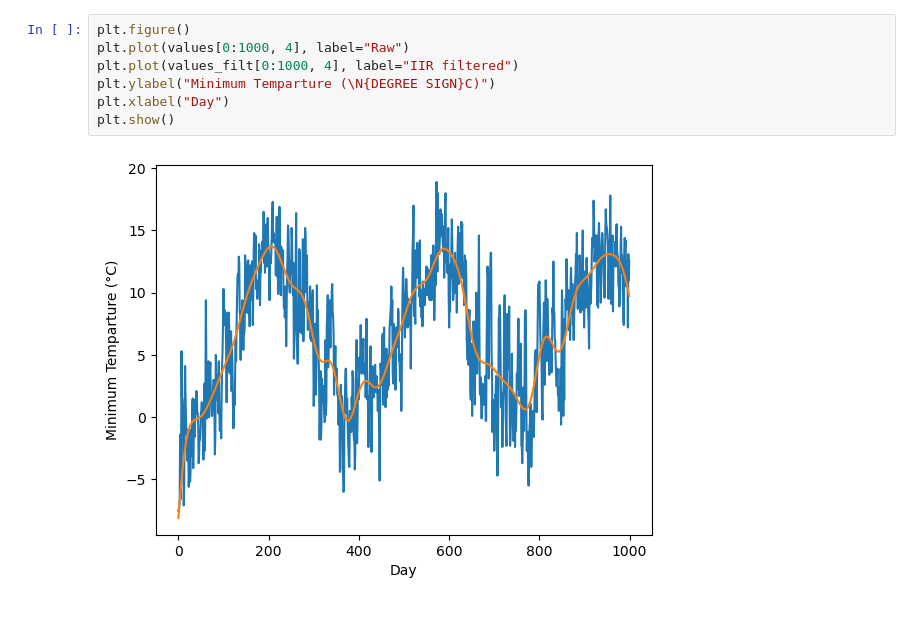
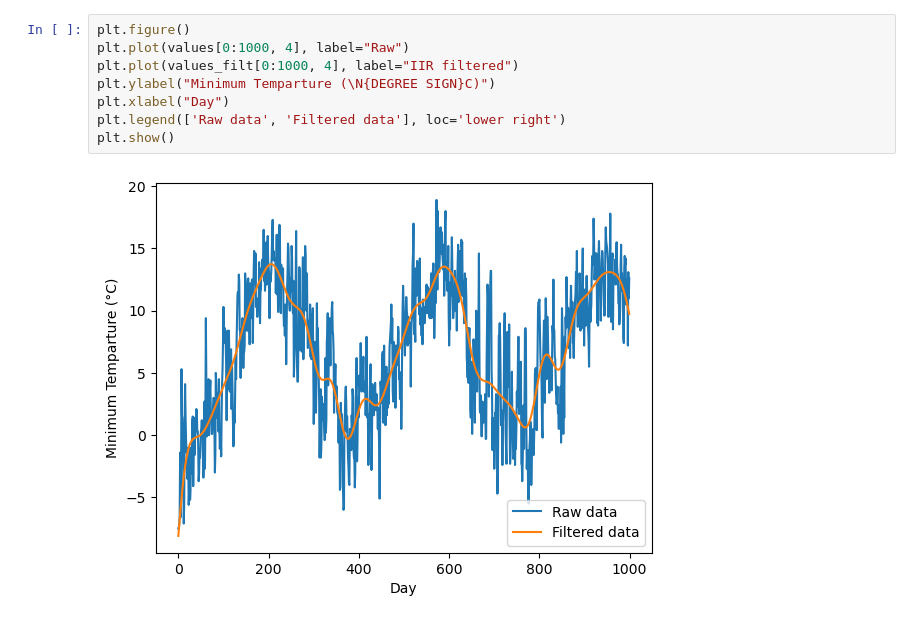
Before and after one commit to alanc0206/ELEC0088_Assignment, a Jupyter notebook: Chatbot/Filtering.ipynb, the cells around one changed output. Drawn from its saved outputs; the diff is of its cells as text.

```diff
--- a/Chatbot/Filtering.ipynb
+++ b/Chatbot/Filtering.ipynb
@@ -79,9 +77,10 @@ plt.show()
 # %%
 plt.figure()
 plt.plot(values[0:1000, 4], label="Raw")
 plt.plot(values_filt[0:1000, 4], label="IIR filtered")
 plt.ylabel("Minimum Temparture (\N{DEGREE SIGN}C)")
 plt.xlabel("Day")
+plt.legend(['Raw data', 'Filtered data'], loc='lower right')
 plt.show()
 # %% [output]
-[figure, old version]
+[figure, new version]
```
Also changed, not shown: parts of 7 cells of this notebook, 6 other files.
